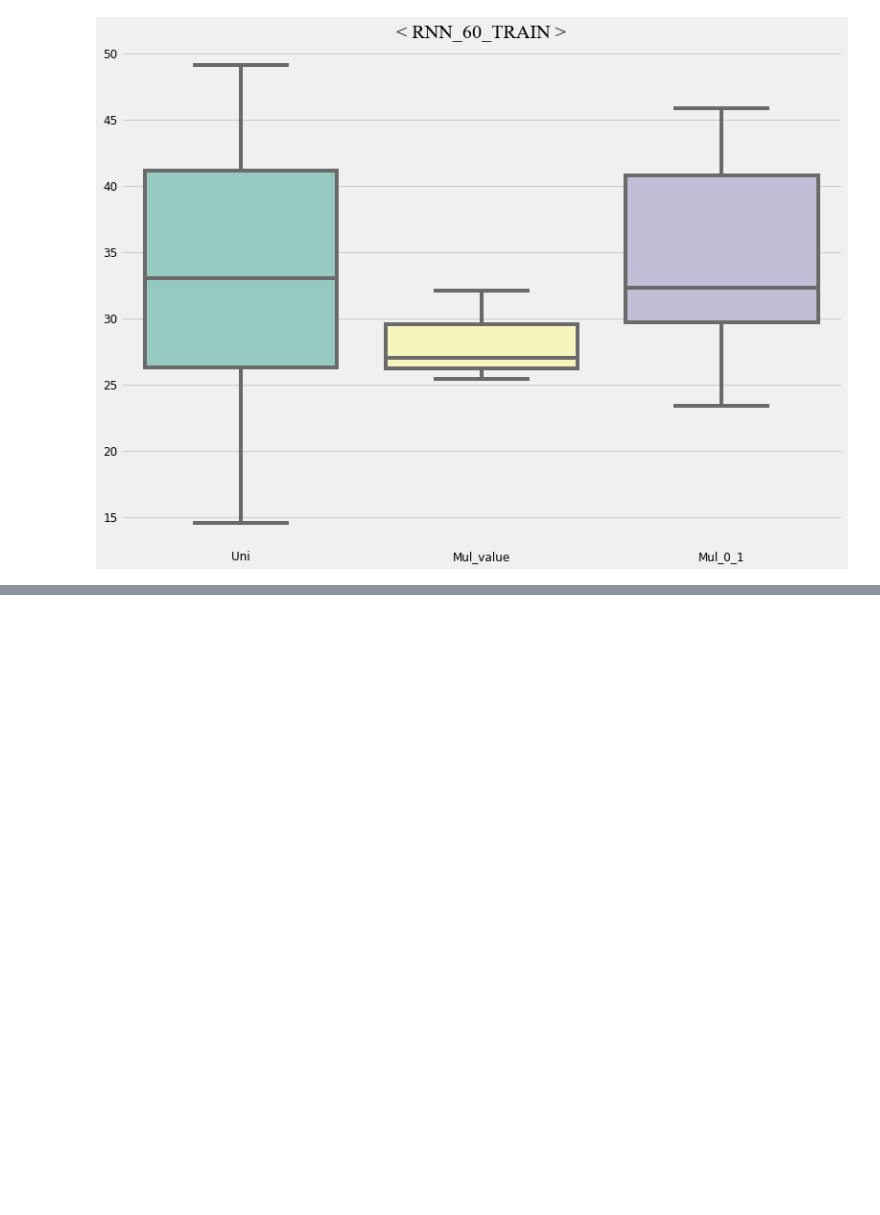
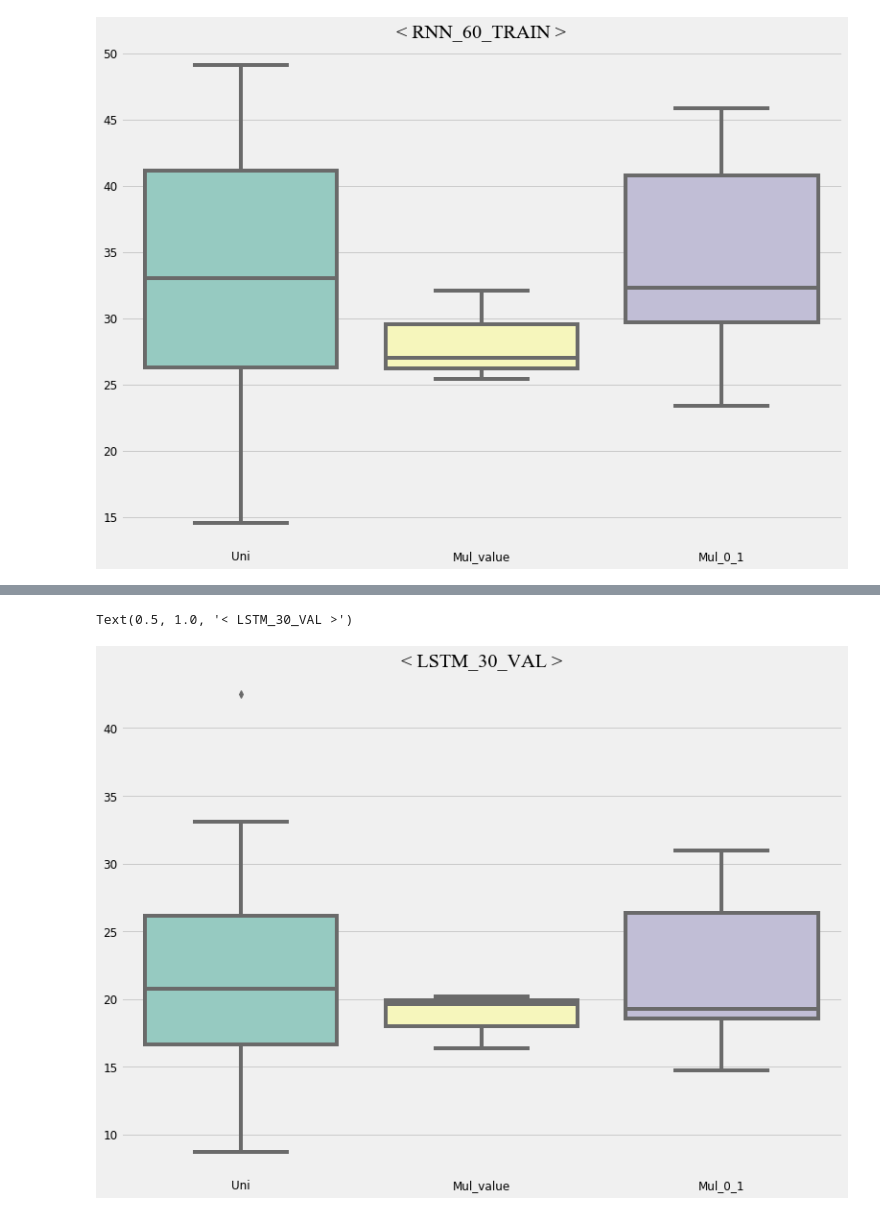
Before and after one commit to dongsikchoi/Blood-Glucose-Prediction-LSTM, a Jupyter notebook: 2021_01_19_Visualize_boxplot.ipynb, the cells around one changed output, grey strips where cells are left out. Cells and saved outputs as stored; diff of their text form; code cells hidden in the pictures; blank space fills up the shorter version.

```diff
--- a/2021_01_19_Visualize_boxplot.ipynb
+++ b/2021_01_19_Visualize_boxplot.ipynb
@@ -183,0 +225,7 @@ Text(0.5, 1.0, '< RNN_60_TRAIN >')
+# %%
+plt.figure(figsize=(12,9))
+sns.boxplot(data=val_LSTM30,palette="Set3")
+plt.title('< LSTM_30_VAL >',family='Times New Roman')
+# %% [output]
+Text(0.5, 1.0, '< LSTM_30_VAL >')
+[figure, added]
```
Also changed, not shown: parts of 42 cells of this notebook.
